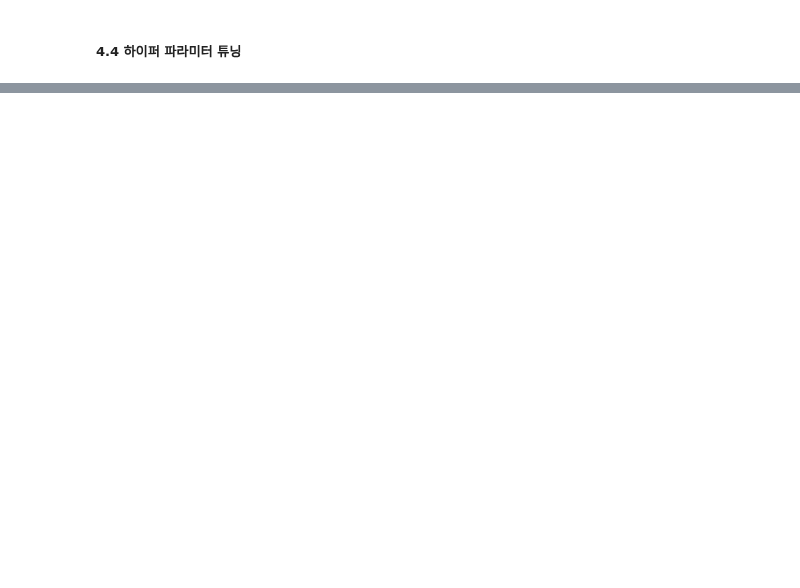
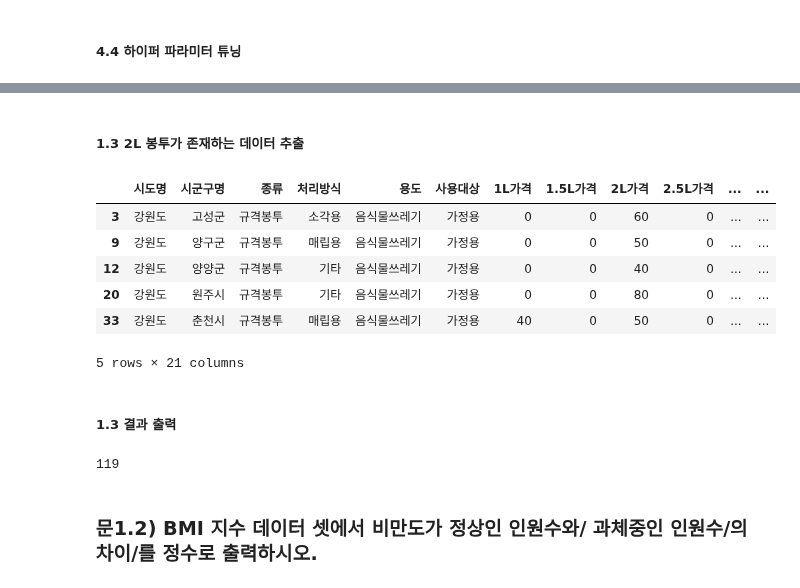
Before and after one commit to va4756/yemoon_bigdata_test, a Jupyter notebook: bigdata_예문_실전문제_example2.ipynb, the cells around one changed output, grey strips where cells are left out. Saved outputs shown, nothing was run; the diff lists cells and outputs as text; code cells hidden in the pictures; blank space fills up the shorter version.

```diff
--- a/bigdata_예문_실전문제_example2.ipynb
+++ b/bigdata_예문_실전문제_example2.ipynb
@@ -1517,0 +1609,22 @@ XGBoost:  0.4992210496930152
+# %% [markdown]
+##### 1.3 2L 봉투가 존재하는 데이터 추출
+# %%
+rst_df = df_filtered[df_filtered['2L가격'] != 0]
+rst_df.head()
+# %% [output]
+|  | 시도명 | 시군구명 | 종류 | 처리방식 | 용도 | 사용대상 | 1L가격 | 1.5L가격 | 2L가격 | 2.5L가격 | ... | ... |
+| 3 | 강원도 | 고성군 | 규격봉투 | 소각용 | 음식물쓰레기 | 가정용 | 0 | 0 | 60 | 0 | ... | ... |
+| 9 | 강원도 | 양구군 | 규격봉투 | 매립용 | 음식물쓰레기 | 가정용 | 0 | 0 | 50 | 0 | ... | ... |
+| 12 | 강원도 | 양양군 | 규격봉투 | 기타 | 음식물쓰레기 | 가정용 | 0 | 0 | 40 | 0 | ... | ... |
+| 20 | 강원도 | 원주시 | 규격봉투 | 기타 | 음식물쓰레기 | 가정용 | 0 | 0 | 80 | 0 | ... | ... |
+| 33 | 강원도 | 춘천시 | 규격봉투 | 매립용 | 음식물쓰레기 | 가정용 | 40 | 0 | 50 | 0 | ... | ... |
+5 rows × 21 columns
+# %% [markdown]
+##### 1.3 결과 출력
+# %%
+result = int(rst_df['2L가격'].mean())
+result
+# %% [output]
+119
+# %% [markdown]
+### 문1.2) BMI 지수 데이터 셋에서 비만도가 정상인 인원수와/ 과체중인 인원수/의 차이/를 정수로 출력하시오.
```
Also changed, not shown: parts of 31 cells of this notebook.
